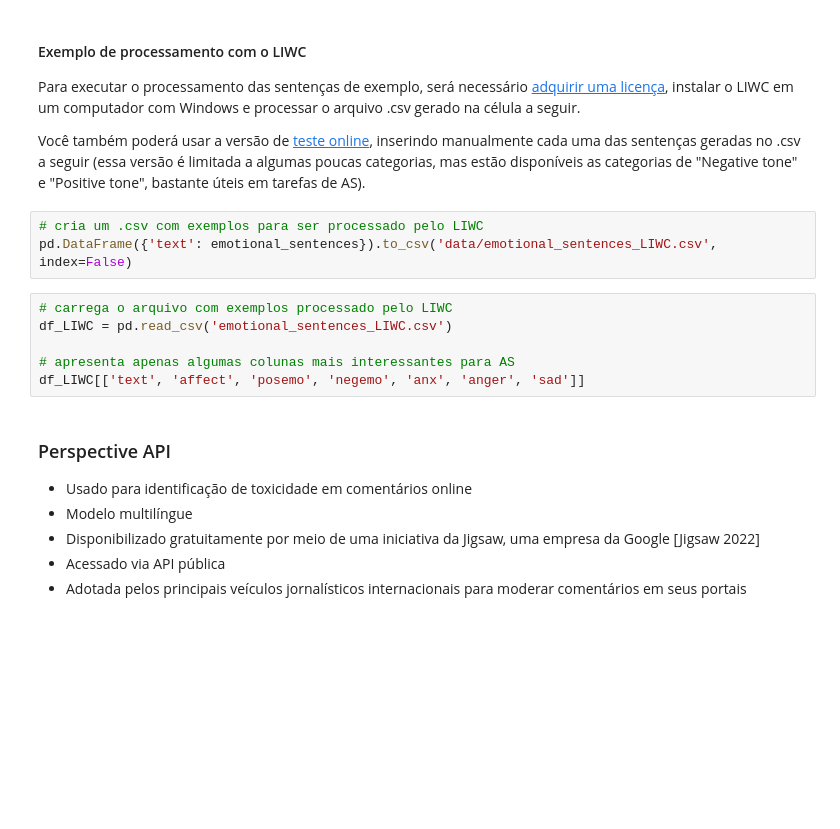
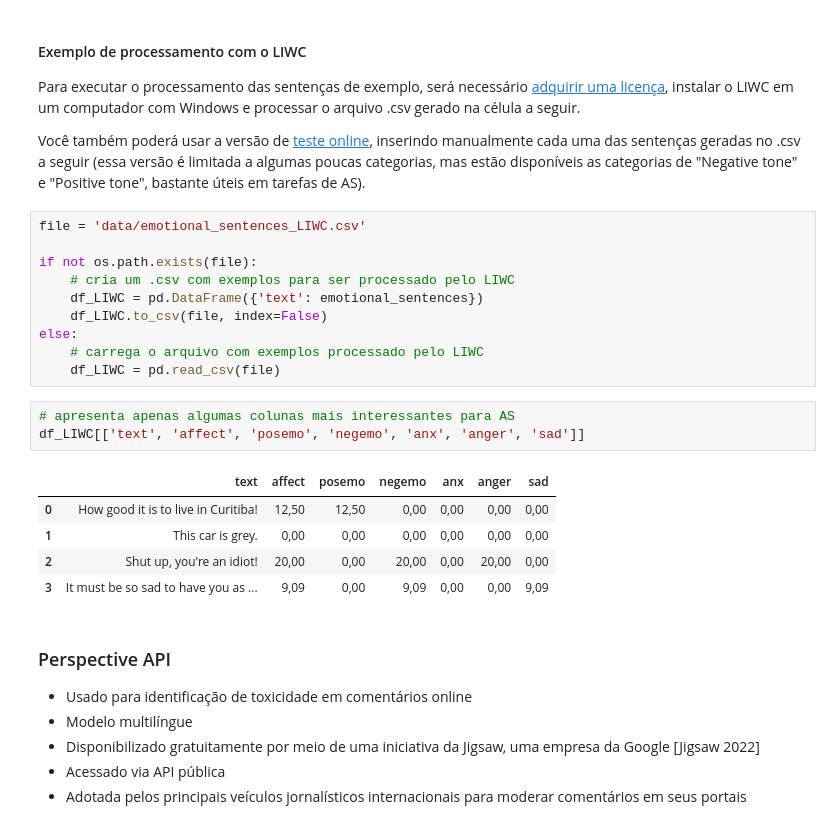
Before and after one commit to webmedia2022-nlp/course-code, a Jupyter notebook: NLP_WebMedia2022.ipynb, the cells around one changed output. Saved outputs shown, nothing was run; the diff lists cells and outputs as text; blank space fills up the shorter version.

```diff
--- a/NLP_WebMedia2022.ipynb
+++ b/NLP_WebMedia2022.ipynb
@@ -1578,14 +1729,24 @@ Para executar o processamento das sentenças de exemplo, será necessário [adqu
 
 Você também poderá usar a versão de [teste online](https://www.liwc.app/demo), inserindo manualmente cada uma das sentenças geradas no .csv a seguir (essa versão é limitada a algumas poucas categorias, mas estão disponíveis as categorias de "Negative tone" e "Positive tone", bastante úteis em tarefas de AS).
 # %%
-# cria um .csv com exemplos para ser processado pelo LIWC
-pd.DataFrame({'text': emotional_sentences}).to_csv('data/emotional_sentences_LIWC.csv', index=False)
+file = 'data/emotional_sentences_LIWC.csv'
+
+if not os.path.exists(file):
+    # cria um .csv com exemplos para ser processado pelo LIWC
+    df_LIWC = pd.DataFrame({'text': emotional_sentences})
+    df_LIWC.to_csv(file, index=False)
+else:
+    # carrega o arquivo com exemplos processado pelo LIWC
+    df_LIWC = pd.read_csv(file)
 # %%
-# carrega o arquivo com exemplos processado pelo LIWC
-df_LIWC = pd.read_csv('emotional_sentences_LIWC.csv')
-
 # apresenta apenas algumas colunas mais interessantes para AS
 df_LIWC[['text', 'affect', 'posemo', 'negemo', 'anx', 'anger', 'sad']]
+# %% [output]
+|  | text | affect | posemo | negemo | anx | anger | sad |
+| 0 | How good it is to live in Curitiba! | 12,50 | 12,50 | 0,00 | 0,00 | 0,00 | 0,00 |
+| 1 | This car is grey. | 0,00 | 0,00 | 0,00 | 0,00 | 0,00 | 0,00 |
+| 2 | Shut up, you're an idiot! | 20,00 | 0,00 | 20,00 | 0,00 | 20,00 | 0,00 |
+| 3 | It must be so sad to have you as ... | 9,09 | 0,00 | 9,09 | 0,00 | 0,00 | 9,09 |
 # %% [markdown]
 ### Perspective API
 
```
Also changed, not shown: parts of 60 cells of this notebook, 8 other files.
